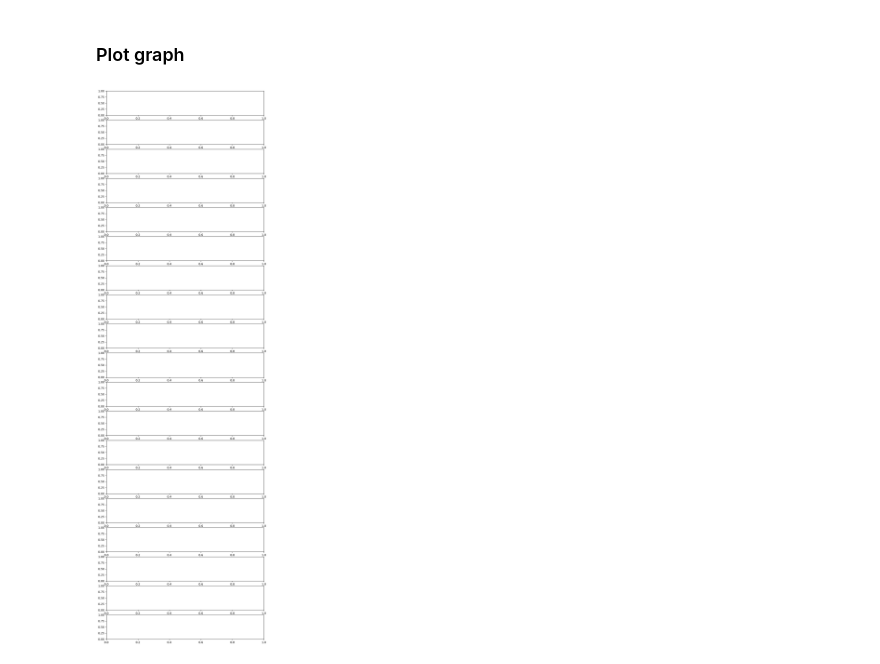
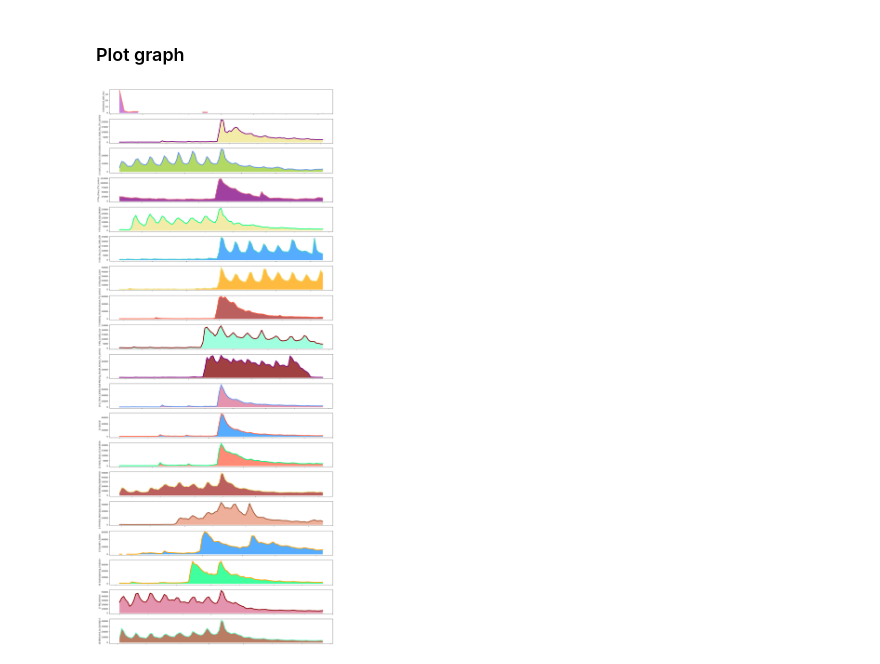
Before and after one commit to ninahowley/cs315-week3-tasks-fri, a Jupyter notebook: part4_task.ipynb, the cells around one changed output. Saved outputs shown, nothing was run; the diff lists cells and outputs as text; code cells hidden in the pictures.

```diff
--- a/part4_task.ipynb
+++ b/part4_task.ipynb
@@ -127,5 +128,4 @@ pageviews_df = pageviews_df.drop(columns=["pageviews_sum"])
 # %%
 pageviews_df["pageviews_max"] = pageviews_df.idxmax(axis=1)
 
-pageviews_max_df = pageviews_df[["pageviews_max"]].reset_index()
-pageviews_max_df = pageviews_max_df.sort_values("pageviews_max")
+pageviews_max_df = pageviews_df.sort_values("pageviews_max")
@@ -152,3 +132,6 @@ pageviews_max_df
+# %%
+pageviews_max_df["50_before"] = pageviews_max_df["pageviews_max"] - pd.Timedelta(days=50)
+pageviews_max_df["50_after"] = pageviews_max_df["pageviews_max"] + pd.Timedelta(days=50)
 # %%
 pageviews_max_df
 # %% [output]
@@ -216,6 +156,37 @@ The_Glory_(TV_series)  19760.0  18443.0  17280.0
+# %%
+pageviews_max_df = pageviews_max_df.reset_index()
 # %% [markdown]
 <h3>Plot graph</h3>
 # %%
-fig, ax = plt.subplots(nrows=19, ncols=1, figsize=(10, 35))
+fig, ax = plt.subplots(nrows=19, ncols=1, figsize=(20, 50))
+
+colors = [
+    "aquamarine", "brown", "cornflowerblue", "darkolivegreen", "darksalmon", "deeppink", "dodgerblue",
+    "darkseagreen", "orange", "silver", "yellowgreen", "salmon", "purple", "khaki", "darkred", "mediumturquoise",
+    "tomato", "sienna", "palevioletred", "springgreen", "slategrey", "maroon", "hotpink", "mediumorchid", "powderblue"
+]
+
+for i in range(len(pageviews_max_df)):
+    show = show_names[i]
+    show_row = pageviews_max_df[pageviews_max_df["index"] == show]
+    dates = show_row[["50_before", "50_after"]].values[0]
+    start, end = dates[0], dates[1]
+
+    #get the data for each show for desired range
+    show_data = show_row.loc[:, start:end].iloc[0]
+
+    #plot the data with a linechart
+    line_color = random.choice(colors)
+    ax[i].plot(show_data, color=line_color, linewidth=4)
+
+    #fill the graph underneath
+    fill_color = random.choice(colors)
+    while fill_color == line_color:
+        fill_color = random.choice(colors)
+    ax[i].fill_between(show_data.index, show_data.values, 0, color=fill_color, alpha=0.75)
+
+    ax[i].set_xticklabels([])
+    ax[i].set_ylabel(f"{i} {show}")
+    ax[i].yaxis.tick_left()
 # %% [output]
-[figure, old version]
+[figure, new version]
```
Also changed, not shown: parts of 6 cells of this notebook, 1 other file.
